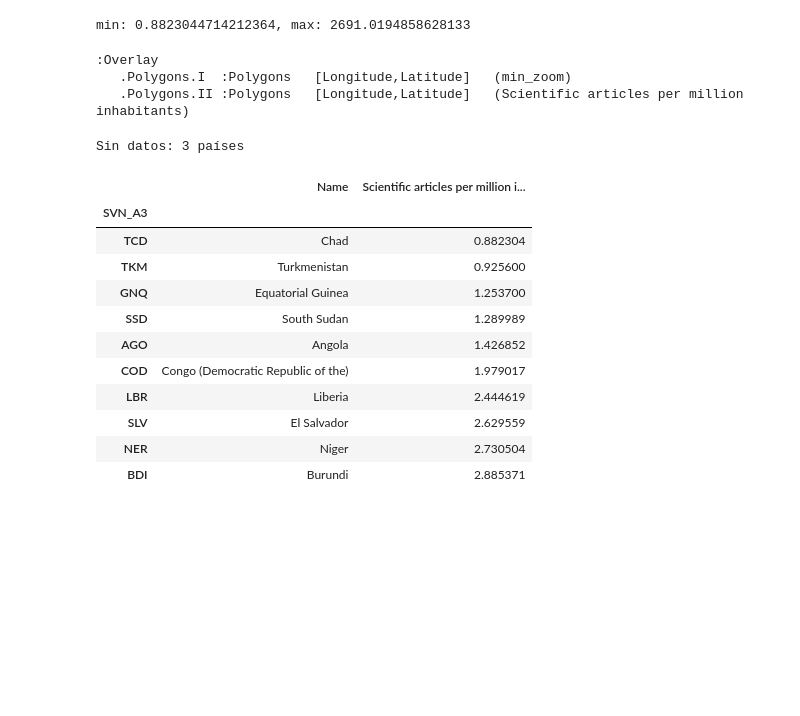
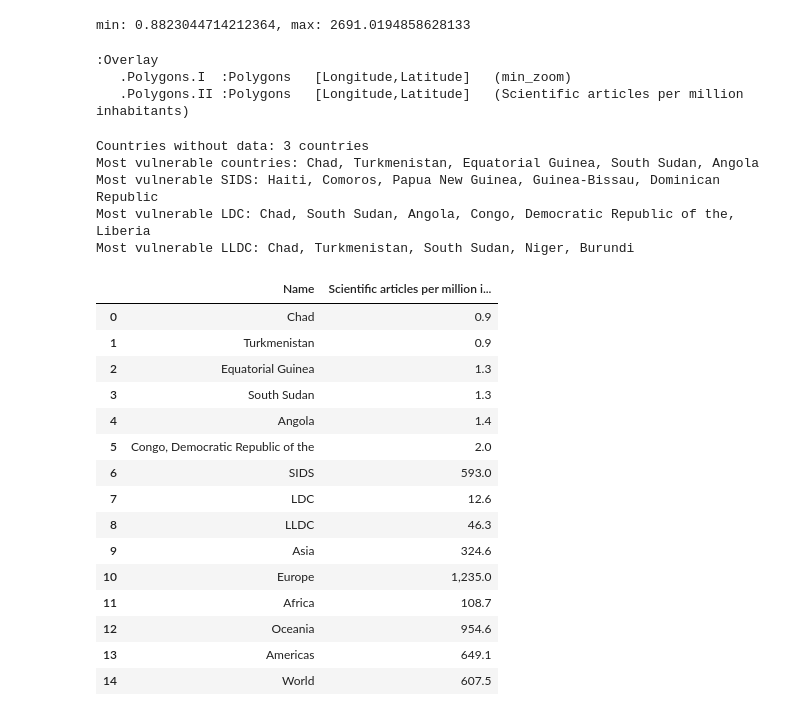
Before and after one commit to rodrigoms95/UNESCO_climate, a Jupyter notebook: code/indice_work.ipynb, the cells around one changed output. Drawn from its saved outputs; the diff is of its cells as text; code cells hidden in the pictures; blank space fills up the shorter version.

```diff
--- a/code/indice_work.ipynb
+++ b/code/indice_work.ipynb
@@ -79,29 +148,27 @@ id = "GDI_HDI"
 df = pd.read_csv( "../../" + df_c.loc[df_c["ID"]==id, "Path"].iloc[0]
     + df_c.loc[df_c["ID"]==id, "Filename" ].iloc[0],
     index_col = ix ).drop(columns = ["Source"])
-
+df_iso["SVN_A3"] = df["SVN_A3"]
 
 # Seleccionamos la variable
 i = 0
+df_iso = df_iso.reset_index().set_index(ix)
+df_iso[vars[i]] = df[vars[i]]
 
 # Mapa
-borders[vars[i]] = df.reset_index().set_index(ix)[vars[i]]
-# Eliminamos Mónaco por motivos de visualización
-#borders.loc["MCO"] = np.nan
+borders[vars[i]] = df_iso[vars[i]]
 print(f"min: {borders[vars[i]].min()}, max: {borders[vars[i]].max()}")
 # borders[vars[i]].dropna().sort_values()
 min = 1
 max = 14.5
-map_v = gv.Polygons( borders,
-    vdims = gv.Dimension(vars[i], range = (min, max) )
-    ).opts( cmap = "plasma", **options )
+map_v = gv.Polygons( borders, vdims = gv.Dimension( vars[i],
+    range = (min, max) ) ).opts( cmap = "plasma", **options )
 map = ( ocean * map_v ).opts( **options_m )
 gv.output( map, size = 600 )
 
-# Países sin datos
-print( f"Sin datos: {df[ df[vars[i]].isnull() ].shape[0]} países" )
-# 10 países más bajos
-df[ ["Name", vars[i] ] ].sort_values(vars[i]).head(10)
+# Países más vulnerables
+disp = display(vars[i], p = True, category = vars[i])
+disp
 # %% [output]
 min: 1.3, max: 14.3
 :Overlay
@@ -123,51 +198,59 @@ Sin datos: 48 países
 # %%
 # Scientific articles per million inhabitants
 id = "IP.JRN.ARTC.SC"
-i = 1
 
 # Cargamos el archivo
 df_i = pd.read_csv( "../../" + df_c.loc[df_c["ID"]==id, "Path"].iloc[0]
     + df_c.loc[df_c["ID"]==id, "Filename" ].iloc[0], skiprows = 3
     ).rename( columns = {"Country Code": ix} ).set_index(ix)
-df = df.reset_index().set_index("SVN_A3")
-df[vars[i]] = df_i.iloc[ :, 4:-1 ].ffill(axis = 1).iloc[:, -1]
-df["POP_EST"] = borders["POP_EST"]
-df[vars[i]] = df[vars[i]] / df["POP_EST"] * 1e6
+
+# Seleccionamos la variable
+i = 1
+df_iso = df_iso.reset_index().set_index("SVN_A3")
+df_iso[vars[i]] = df_i.iloc[ :, 4:-1 ].ffill(axis = 1).iloc[:, -1]
+df_iso["POP_EST"] = borders["POP_EST"]
+df_iso[vars[i]] = df_iso [vars[i]] / df_iso ["POP_EST"] * 1e6
 
 # Mapa
-borders[vars[i]] = df.reset_index().set_index(ix)[vars[i]]
+borders[vars[i]] = df_iso.reset_index().set_index(ix)[vars[i]]
 print(f"min: {borders[vars[i]].min()}, max: {borders[vars[i]].max()}")
 # borders[vars[i]].dropna().sort_values()
 min = 0
 max = 2750
-map_v = gv.Polygons( borders,
-    vdims = gv.Dimension(vars[i], range = (min, max) )
-    ).opts( cmap = "plasma", **options )
+map_v = gv.Polygons( borders, vdims = gv.Dimension( vars[i],
+    range = (min, max)) ).opts( cmap = "plasma", **options )
 map = ( ocean * map_v ).opts( **options_m )
 gv.output( map, size = 600 )
 
-# Países sin datos
-print( f"Sin datos: {df[ df[vars[i]].isnull() ].shape[0]} países" )
-# 10 países más bajos
-df[ ["Name", vars[i] ] ].sort_values(vars[i]).head(10)
+# Países más vulnerables
+disp = display(vars[i], p = True, category = vars[i], format = "{:,.1f}")
+disp
 # %% [output]
 min: 0.8823044714212364, max: 2691.0194858628133
 :Overlay
    .Polygons.I  :Polygons   [Longitude,Latitude]   (min_zoom)
    .Polygons.II :Polygons   [Longitude,Latitude]   (Scientific articles per million inhabitants)
-Sin datos: 3 países
+Countries without data: 3 countries
+Most vulnerable countries: Chad, Turkmenistan, Equatorial Guinea, South Sudan, Angola
+Most vulnerable SIDS: Haiti, Comoros, Papua New Guinea, Guinea-Bissau, Dominican Republic
+Most vulnerable LDC: Chad, South Sudan, Angola, Congo, Democratic Republic of the, Liberia
+Most vulnerable LLDC: Chad, Turkmenistan, South Sudan, Niger, Burundi
 |  | Name | Scientific articles per million i... |
-| SVN_A3 |  |  |
-| TCD | Chad | 0.882304 |
-| TKM | Turkmenistan | 0.925600 |
-| GNQ | Equatorial Guinea | 1.253700 |
-| SSD | South Sudan | 1.289989 |
-| AGO | Angola | 1.426852 |
-| COD | Congo (Democratic Republic of the) | 1.979017 |
-| LBR | Liberia | 2.444619 |
-| SLV | El Salvador | 2.629559 |
-| NER | Niger | 2.730504 |
-| BDI | Burundi | 2.885371 |
+| 0 | Chad | 0.9 |
+| 1 | Turkmenistan | 0.9 |
+| 2 | Equatorial Guinea | 1.3 |
+| 3 | South Sudan | 1.3 |
+| 4 | Angola | 1.4 |
+| 5 | Congo, Democratic Republic of the | 2.0 |
+| 6 | SIDS | 593.0 |
+| 7 | LDC | 12.6 |
+| 8 | LLDC | 46.3 |
+| 9 | Asia | 324.6 |
+| 10 | Europe | 1,235.0 |
+| 11 | Africa | 108.7 |
+| 12 | Oceania | 954.6 |
+| 13 | Americas | 649.1 |
+| 14 | World | 607.5 |
 # %%
 # Young workforce
 
```
Also changed, not shown: parts of 11 cells of this notebook, 11 other files.
